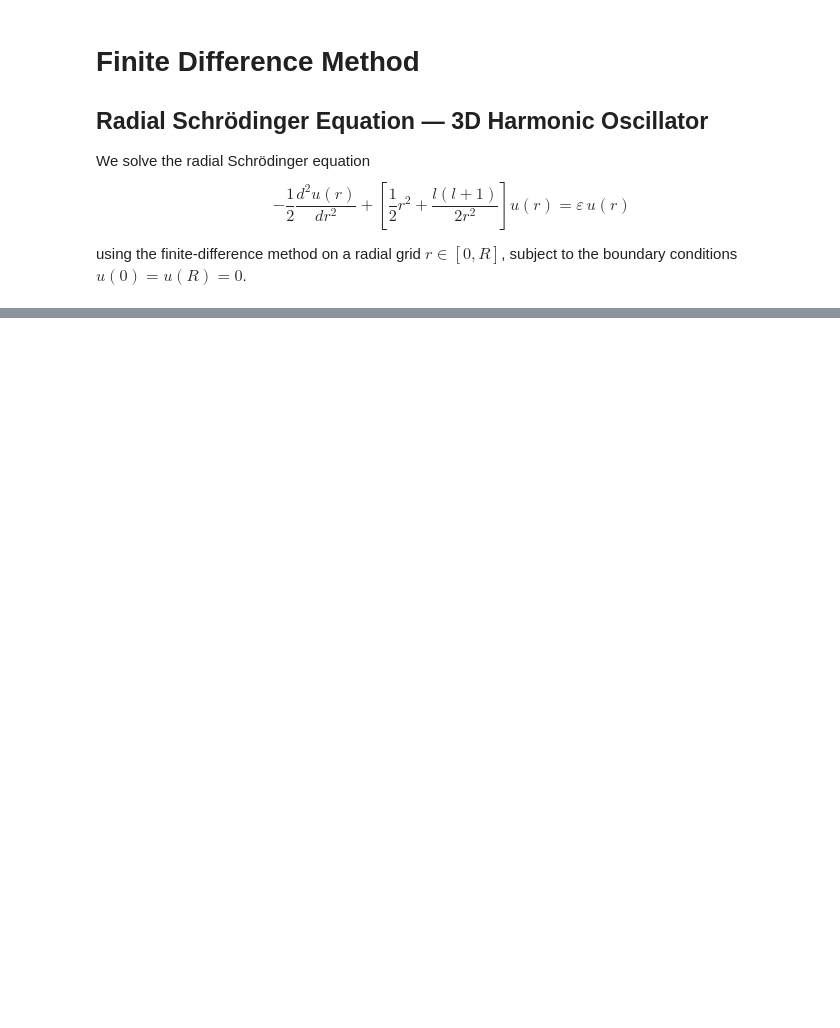
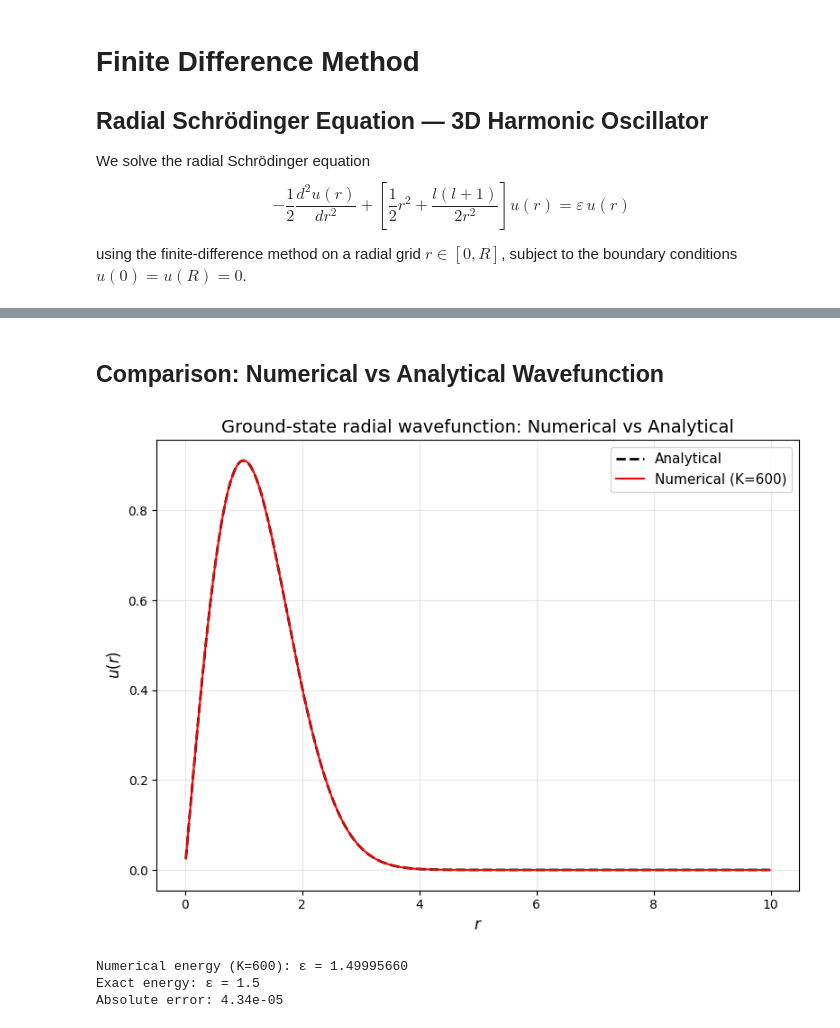
Before and after one commit to nitzanaz/numerov-qm, a Jupyter notebook: 01_finite_difference.ipynb, the cells around one changed output, grey strips where cells are left out. Saved outputs shown, nothing was run; the diff lists cells and outputs as text; code cells hidden in the pictures; blank space fills up the shorter version.

```diff
--- a/01_finite_difference.ipynb
+++ b/01_finite_difference.ipynb
@@ -91,0 +41,39 @@ plt.show()
+# %%
+# Analytical ground-state wavefunction for l = 0
+def u_analytic(r):
+    u = r * np.exp(-r**2 / 2)
+    u /= np.sqrt(np.trapz(u**2, r))  # normalize
+    return u
+# %% [markdown]
+## Comparison: Numerical vs Analytical Wavefunction
+# %%
+# Compute numerical solution at K = 600
+K_plot = 600
+energies, u_num, r = solve_finite_difference(R, K_plot, l, n_states=1, verbose=False)
+dr = r[1] - r[0]
+u_num = normalize_trapezoidal(u_num[:, 0], dr)
+
+# Compute analytical solution
+u_exact = u_analytic(r)
+
+# Plot comparison
+plt.figure(figsize=(8, 6))
+plt.plot(r, u_exact, 'k--', linewidth=2, label='Analytical')
+plt.plot(r, u_num, 'r-', linewidth=1.5, label=f'Numerical (K={K_plot})')
+
+plt.xlabel(r'$r$', fontsize=12)
+plt.ylabel(r'$u(r)$', fontsize=12)
+plt.title('Ground-state radial wavefunction: Numerical vs Analytical', fontsize=14)
+plt.legend(fontsize=11)
+plt.grid(True, alpha=0.3)
+plt.tight_layout()
+plt.show()
+
+print(f"Numerical energy (K={K_plot}): ε = {energies[0]:.8f}")
+print(f"Exact energy: ε = 1.5")
+print(f"Absolute error: {abs(energies[0] - 1.5):.2e}")
+# %% [output]
+[figure, added]
+Numerical energy (K=600): ε = 1.49995660
+Exact energy: ε = 1.5
+Absolute error: 4.34e-05
```
Also changed, not shown: parts of 10 cells of this notebook, 2 other files.
